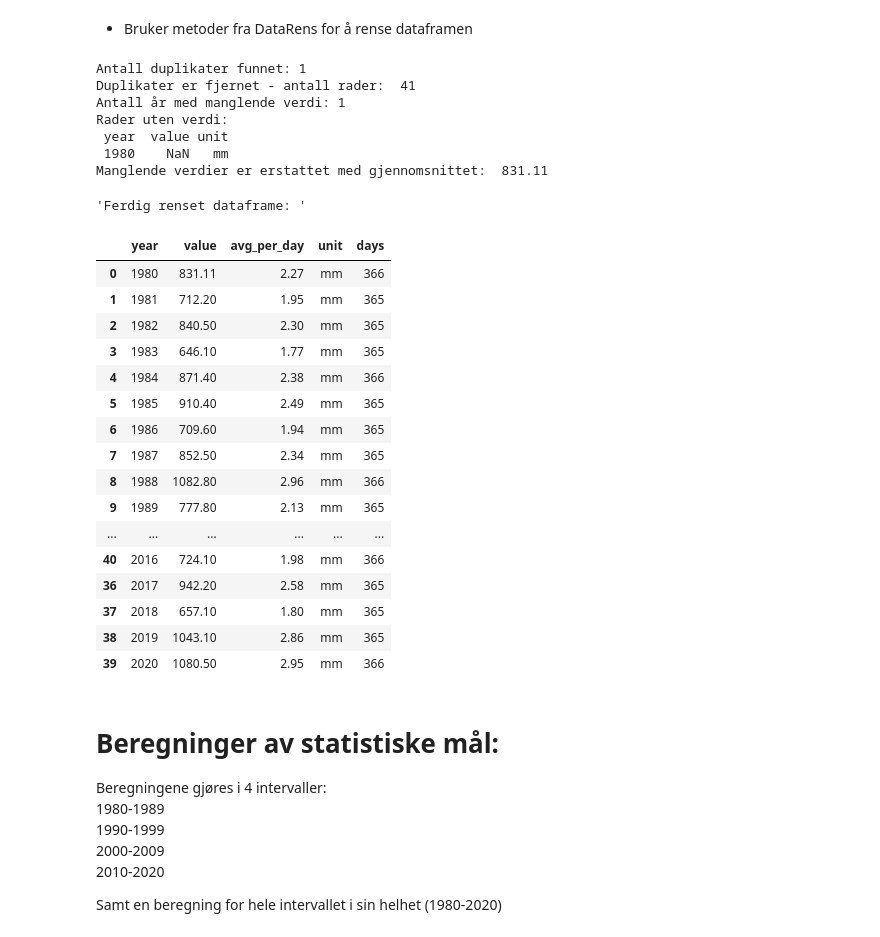
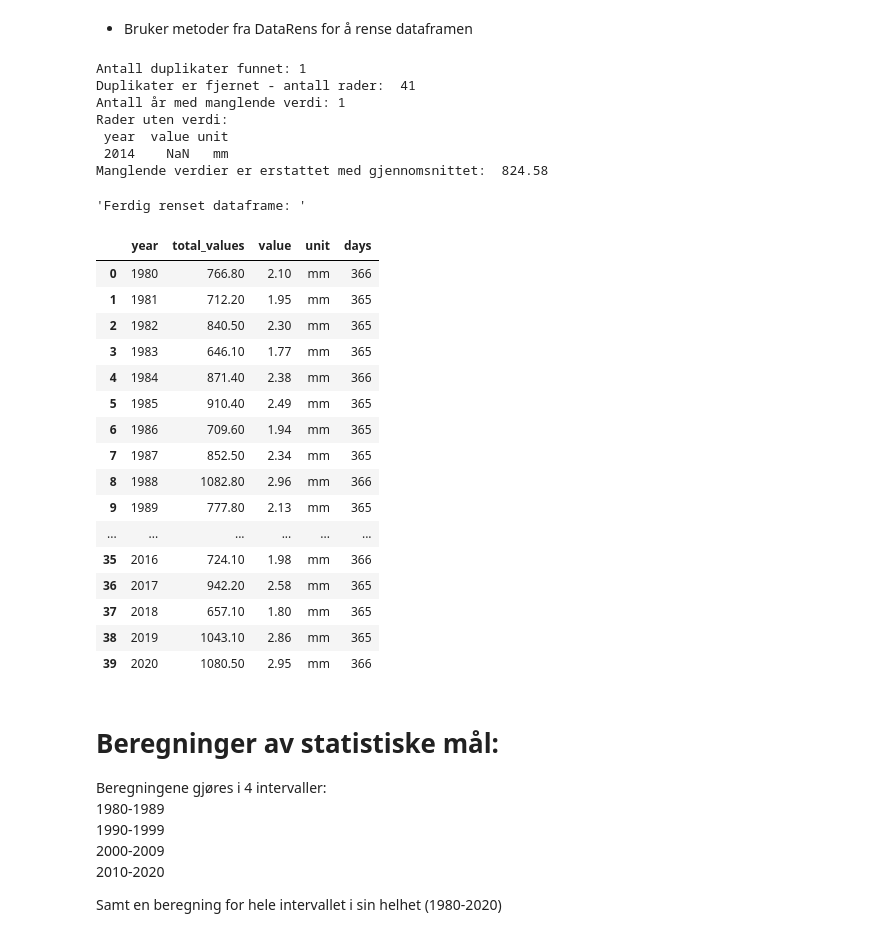
Before and after one commit to hannahnygard/TDT4114-milj.dataanalyse, a Jupyter notebook: proj_environment-main/notebooks/nedbor.ipynb, the cells around one changed output. Drawn from its saved outputs; the diff is of its cells as text; code cells hidden in the pictures.

```diff
--- a/proj_environment-main/notebooks/nedbor.ipynb
+++ b/proj_environment-main/notebooks/nedbor.ipynb
@@ -50,23 +53,23 @@ Totalt antall rader etter duplisering: 42.
 # %%
 # Bruke metode for å rense Dataframen
 df_nedbor_renset = rens_nedbor.rens_DataFrame(df_legg_til_duplikater)
 
 # Legge til nye gjennomsnittlige verdier
-df_med_gjennomsnittlige_verdier = rens_nedbor.nye_nedbør_verdier(df_nedbor_renset)
+df_nedbor_renset_gjennomsnittlige_verdier = rens_nedbor.nye_nedbør_verdier(df_nedbor_renset)
 
 # Printer ut renset dataframe av nedbør
-display("Ferdig renset dataframe: ", df_med_gjennomsnittlige_verdier)
+display("Ferdig renset dataframe: ", df_nedbor_renset_gjennomsnittlige_verdier)
 # %% [output]
 Antall duplikater funnet: 1
 Duplikater er fjernet - antall rader:  41
 Antall år med manglende verdi: 1
 Rader uten verdi:
  year  value unit
- 1980    NaN   mm
-Manglende verdier er erstattet med gjennomsnittet:  831.11
+ 2014    NaN   mm
+Manglende verdier er erstattet med gjennomsnittet:  824.58
 'Ferdig renset dataframe: '
-|  | year | value | avg_per_day | unit | days |
-| 0 | 1980 | 831.11 | 2.27 | mm | 366 |
+|  | year | total_values | value | unit | days |
+| 0 | 1980 | 766.80 | 2.10 | mm | 366 |
 | 1 | 1981 | 712.20 | 1.95 | mm | 365 |
 | 2 | 1982 | 840.50 | 2.30 | mm | 365 |
 | 3 | 1983 | 646.10 | 1.77 | mm | 365 |
@@ -77,7 +80,7 @@ Manglende verdier er erstattet med gjennomsnittet:  831.11
 | 8 | 1988 | 1082.80 | 2.96 | mm | 366 |
 | 9 | 1989 | 777.80 | 2.13 | mm | 365 |
 | ... | ... | ... | ... | ... | ... |
-| 40 | 2016 | 724.10 | 1.98 | mm | 366 |
+| 35 | 2016 | 724.10 | 1.98 | mm | 366 |
 | 36 | 2017 | 942.20 | 2.58 | mm | 365 |
 | 37 | 2018 | 657.10 | 1.80 | mm | 365 |
 | 38 | 2019 | 1043.10 | 2.86 | mm | 365 |
```
Also changed, not shown: parts of 7 cells of this notebook, 1 other file.
